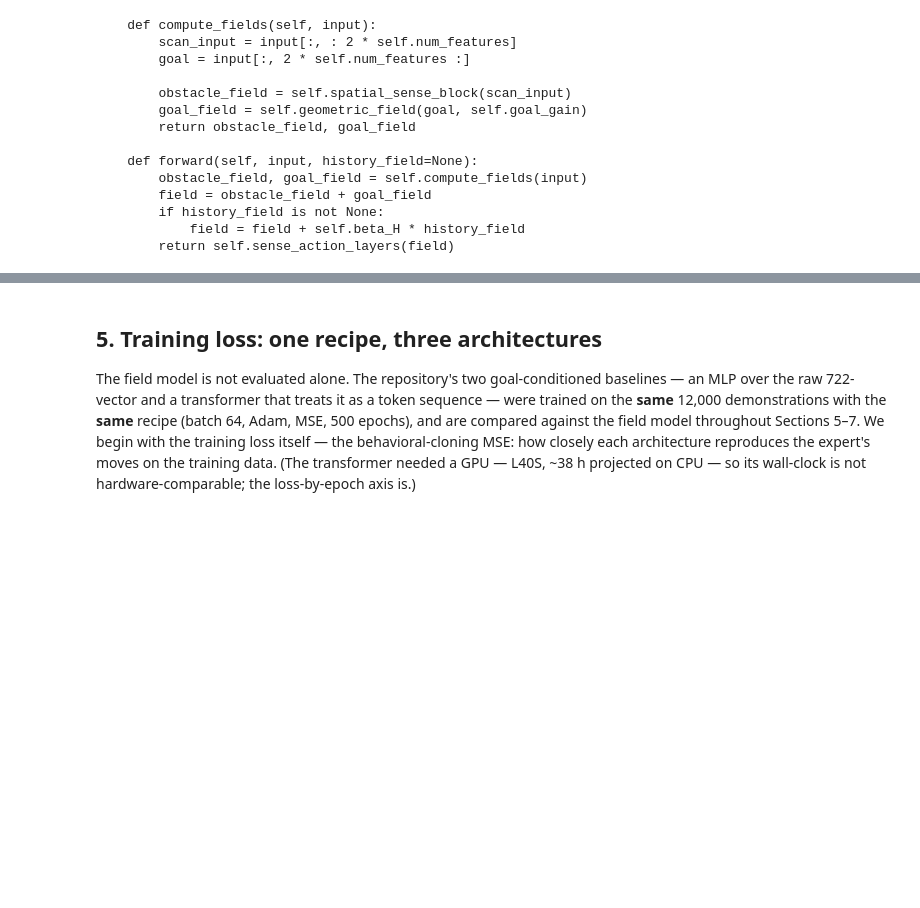
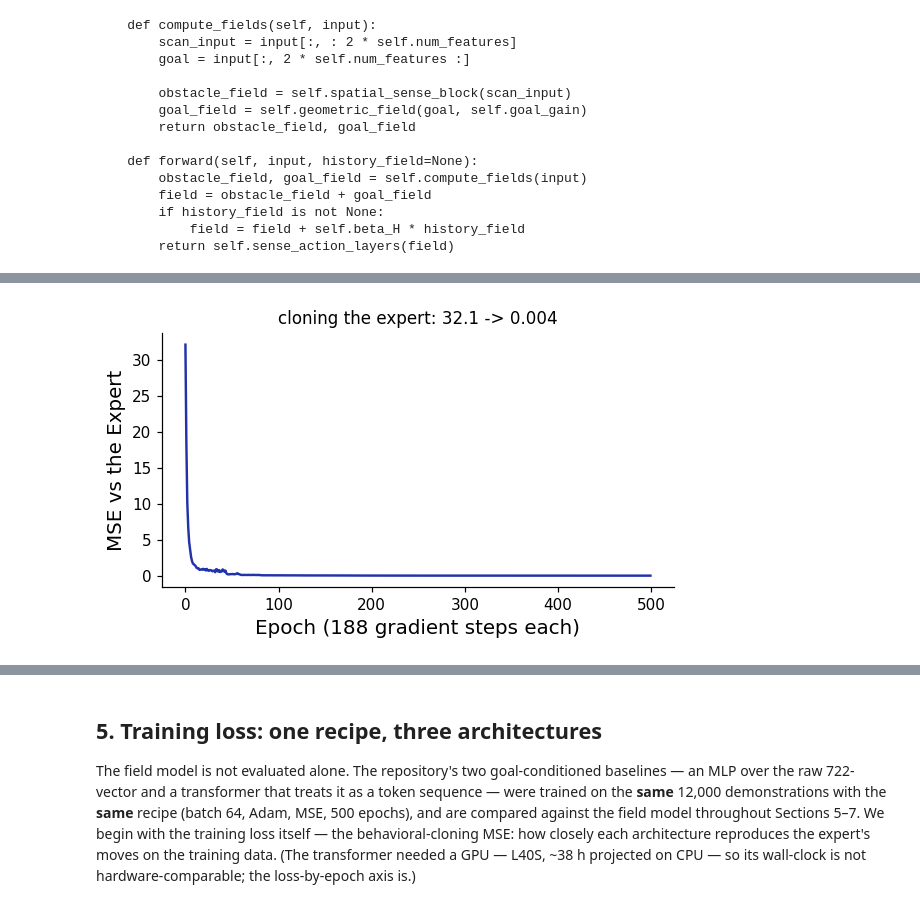
Before and after one commit to HanZhang-psych/Ego-Spatial-Sense, a Jupyter notebook: 2D-Escaping-Ball/tutorial_action_agent.ipynb, the cells around one changed output, grey strips where cells are left out. Drawn from its saved outputs; the diff is of its cells as text; code cells hidden in the pictures; blank space fills up the shorter version.

```diff
--- a/2D-Escaping-Ball/tutorial_action_agent.ipynb
+++ b/2D-Escaping-Ball/tutorial_action_agent.ipynb
@@ -544,0 +565,22 @@ print(inspect.getsource(GoalEs2Model.forward))
+# %%
+import csv
+
+# The model of record is already cloned from the expert (train_goal_es2.py);
+# load its weights rather than retraining in the notebook.
+model = GoalEs2Model(num_features=360)
+model.load_state_dict(torch.load("pretrained/goal_es2.pth",
+                                 map_location="cpu", weights_only=True))
+model.eval()
+
+# its recorded cloning-loss curve (same 500-epoch run as the baselines below)
+with open("results_compare/loss_goal_es2.csv") as f:
+    losses = [float(r["loss"]) for r in csv.DictReader(f)]
+
+plt.figure(figsize=(6, 3))
+plt.plot(losses, color=C_ES2)
+plt.xlabel("Epoch (188 gradient steps each)", fontsize=13)
+plt.ylabel("MSE vs the Expert", fontsize=13)
+plt.title(f"cloning the expert: {losses[0]:.1f} -> {losses[-1]:.3f}")
+plt.show()
+# %% [output]
+[figure, added]
```
Also changed, not shown: parts of 5 cells of this notebook.
